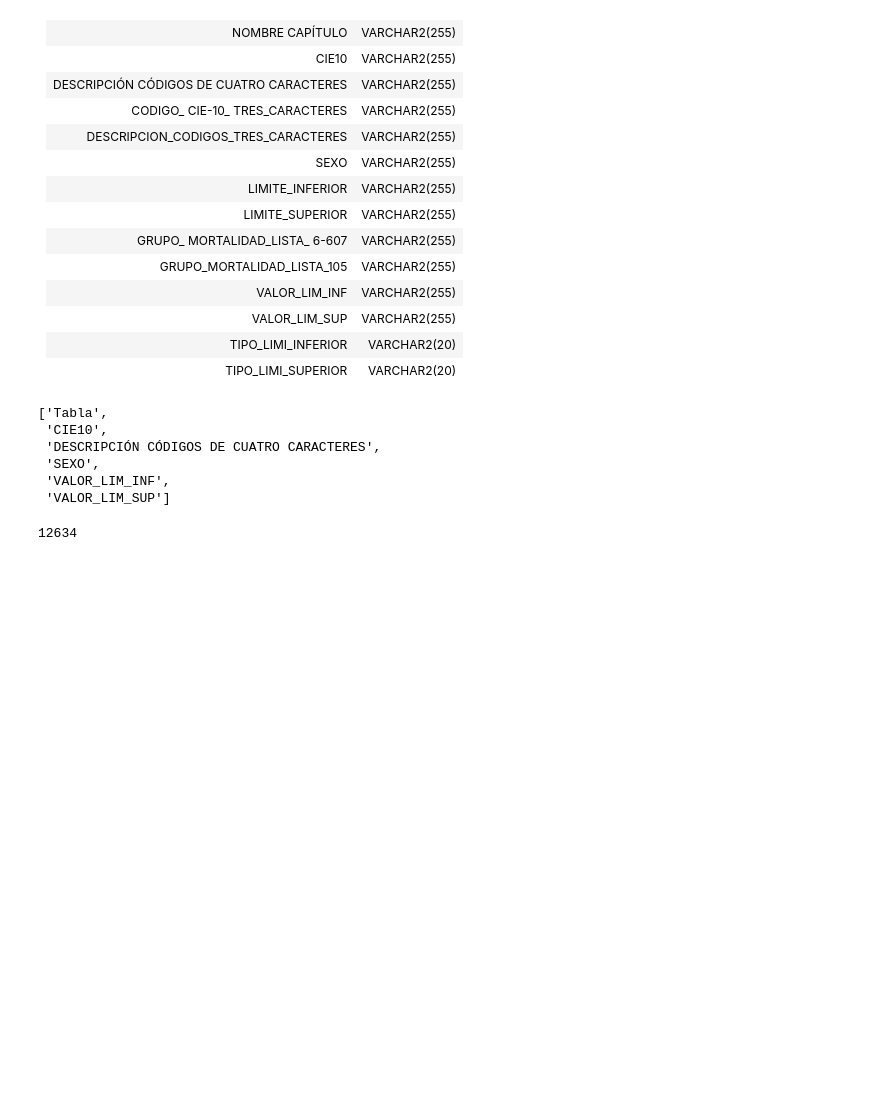
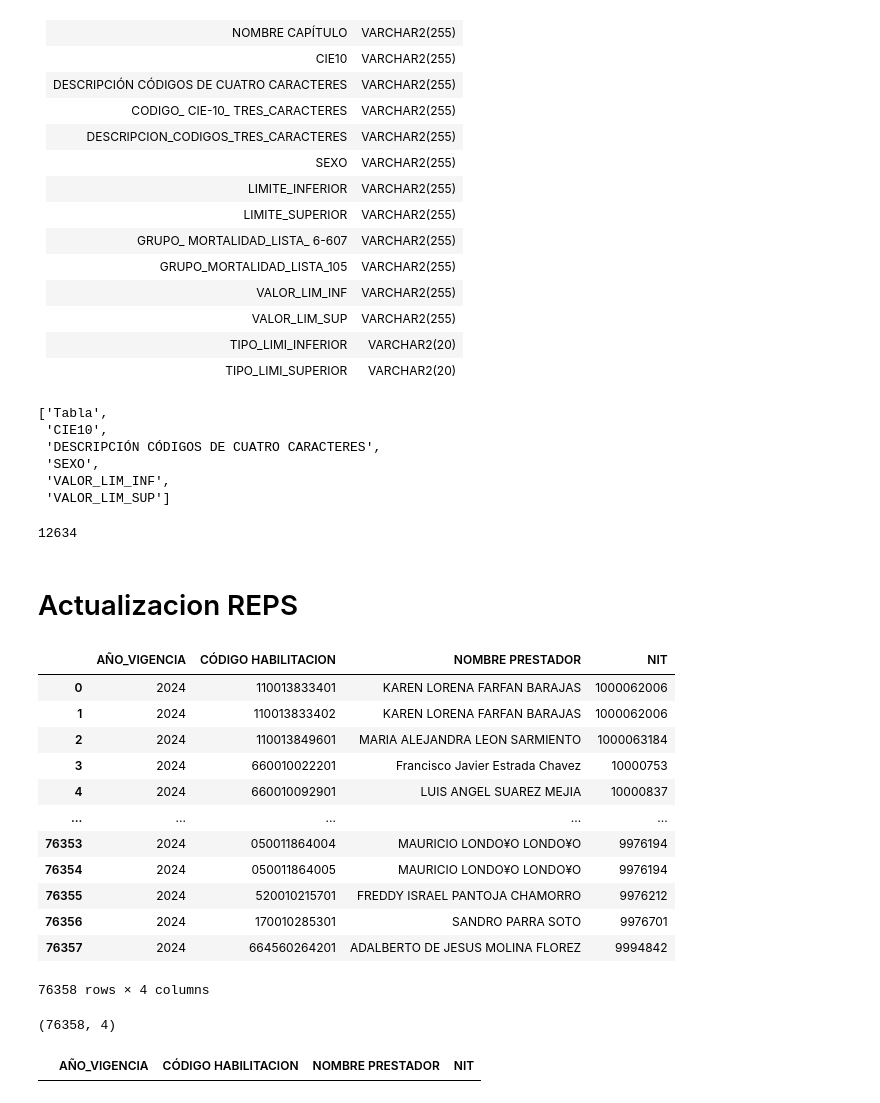
Before and after one commit to Guerrero1442/actualizacion_parametricas_upc, a Jupyter notebook: notebooks/actualizacion_parametricas_upc.ipynb, the cells around one changed output. Saved outputs shown, nothing was run; the diff lists cells and outputs as text; code cells hidden in the pictures; blank space fills up the shorter version.

```diff
--- a/notebooks/actualizacion_parametricas_upc.ipynb
+++ b/notebooks/actualizacion_parametricas_upc.ipynb
@@ -148,2 +150,31 @@ df.to_sql('tbl_suf_cie10_2024', con=engine, if_exists='append', index=False)
 # %% [output]
 12634
+# %% [markdown]
+# Actualizacion REPS
+# %%
+ruta_reps = Path(r"D:\Keralty scripts\Automatizaciones-python\actualizacion_parametricas_upc\extracted_files\Vigencia 2024\2024_REPS_01-2024.xlsb")
+df_reps = pd.read_excel(ruta_reps, skiprows=4, engine='pyxlsb')
+# %%
+df_reps
+# %% [output]
+|  | AÑO_VIGENCIA | CÓDIGO HABILITACION | NOMBRE PRESTADOR | NIT |
+| 0 | 2024 | 110013833401 | KAREN LORENA FARFAN BARAJAS | 1000062006 |
+| 1 | 2024 | 110013833402 | KAREN LORENA FARFAN BARAJAS | 1000062006 |
+| 2 | 2024 | 110013849601 | MARIA ALEJANDRA LEON SARMIENTO | 1000063184 |
+| 3 | 2024 | 660010022201 | Francisco Javier Estrada Chavez | 10000753 |
+| 4 | 2024 | 660010092901 | LUIS ANGEL SUAREZ MEJIA | 10000837 |
+| ... | ... | ... | ... | ... |
+| 76353 | 2024 | 050011864004 | MAURICIO LONDO¥O LONDO¥O | 9976194 |
+| 76354 | 2024 | 050011864005 | MAURICIO LONDO¥O LONDO¥O | 9976194 |
+| 76355 | 2024 | 520010215701 | FREDDY ISRAEL PANTOJA CHAMORRO | 9976212 |
+| 76356 | 2024 | 170010285301 | SANDRO PARRA SOTO | 9976701 |
+| 76357 | 2024 | 664560264201 | ADALBERTO DE JESUS MOLINA FLOREZ | 9994842 |
+76358 rows × 4 columns
+# %%
+df_reps.shape
+# %% [output]
+(76358, 4)
+# %%
+df_reps.loc[df_reps.duplicated(subset='CÓDIGO HABILITACION')]
+# %% [output]
+|  | AÑO_VIGENCIA | CÓDIGO HABILITACION | NOMBRE PRESTADOR | NIT |
```
Also changed, not shown: parts of 30 cells of this notebook.
